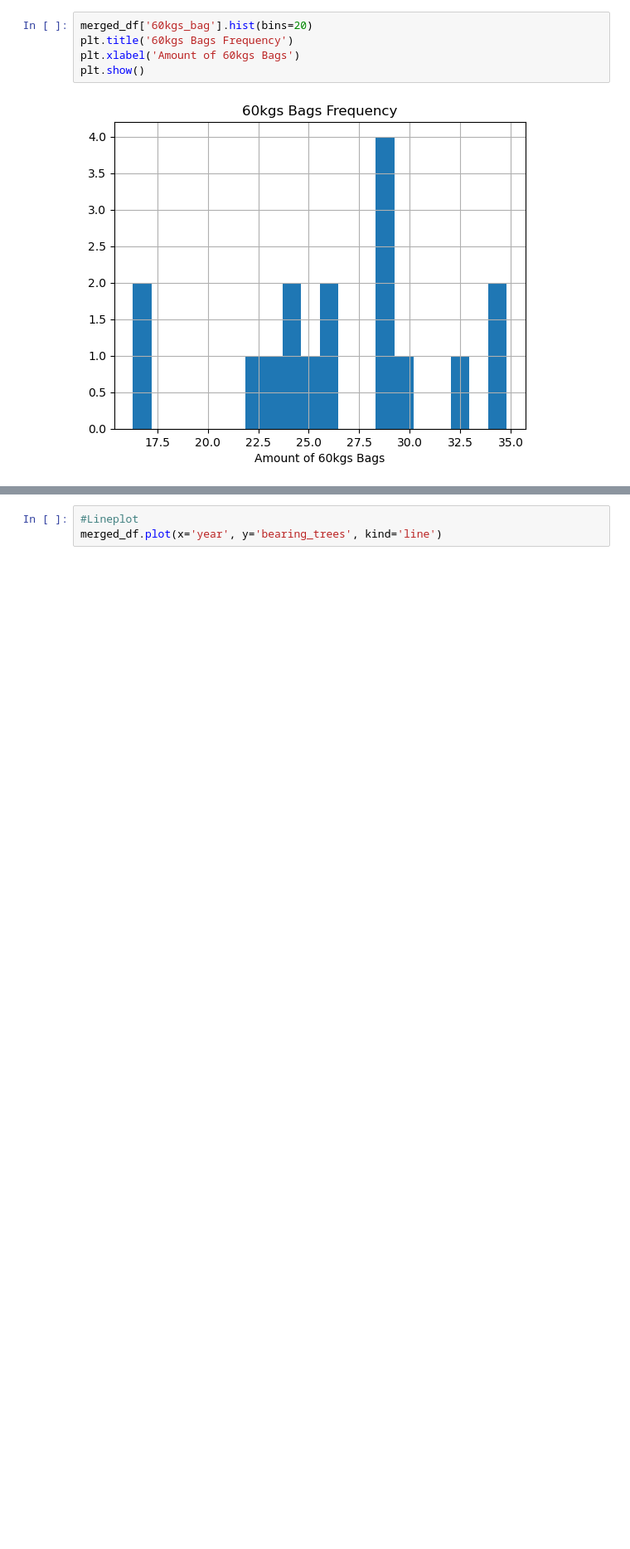
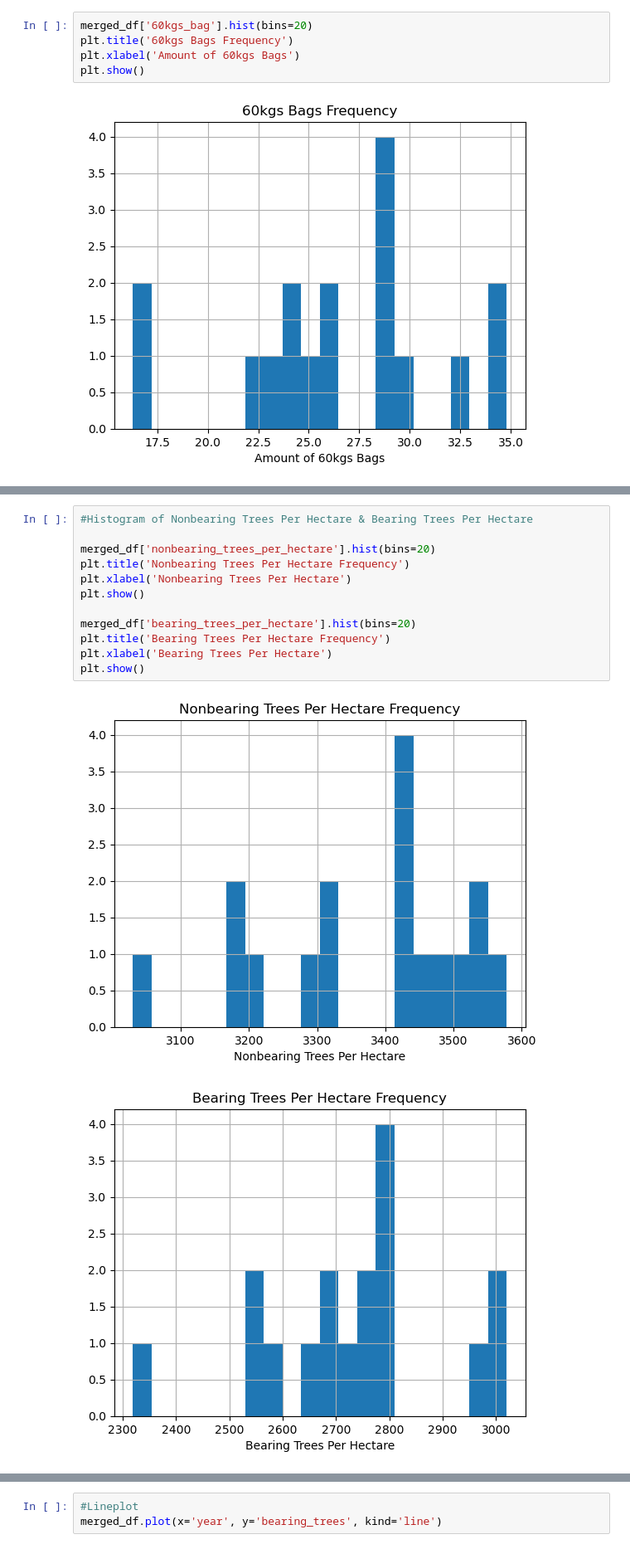
Before and after one commit to RosaniaPinto/Rosania_TLAB3, a Jupyter notebook: notebooks/analysis.ipynb, the cells around one changed output, grey strips where cells are left out. Shown at 83% size. Drawn from its saved outputs; the diff is of its cells as text; blank space fills up the shorter version.

```diff
--- a/notebooks/analysis.ipynb
+++ b/notebooks/analysis.ipynb
@@ -168,0 +148,15 @@ plt.show()
+# %%
+#Histogram of Nonbearing Trees Per Hectare & Bearing Trees Per Hectare
+
+merged_df['nonbearing_trees_per_hectare'].hist(bins=20)
+plt.title('Nonbearing Trees Per Hectare Frequency')
+plt.xlabel('Nonbearing Trees Per Hectare')
+plt.show()
+
+merged_df['bearing_trees_per_hectare'].hist(bins=20)
+plt.title('Bearing Trees Per Hectare Frequency')
+plt.xlabel('Bearing Trees Per Hectare')
+plt.show()
+# %% [output]
+[figure, added]
+[figure, added]
```
Also changed, not shown: parts of 17 cells of this notebook, 2 other files.
